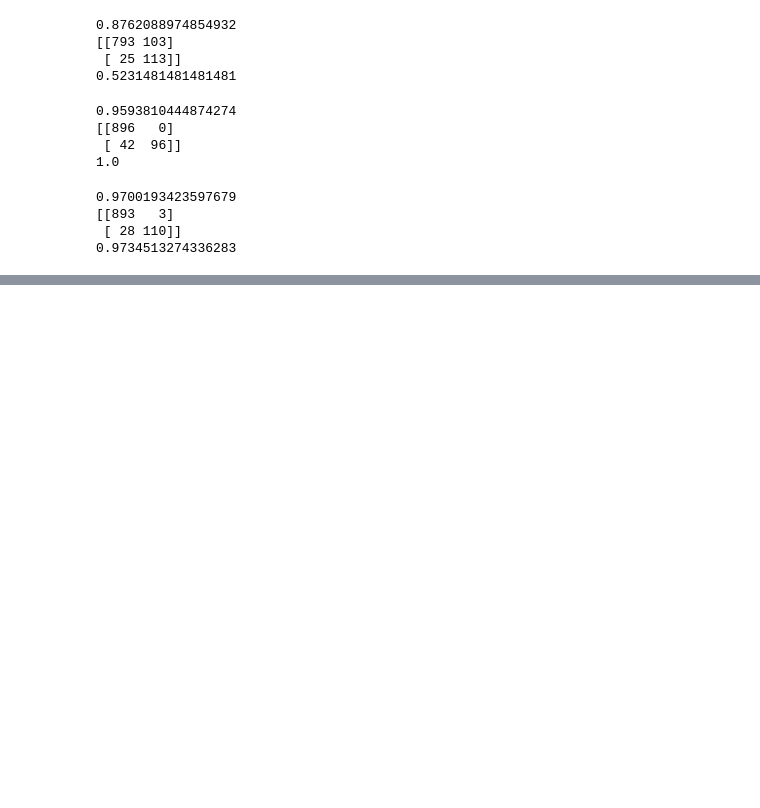
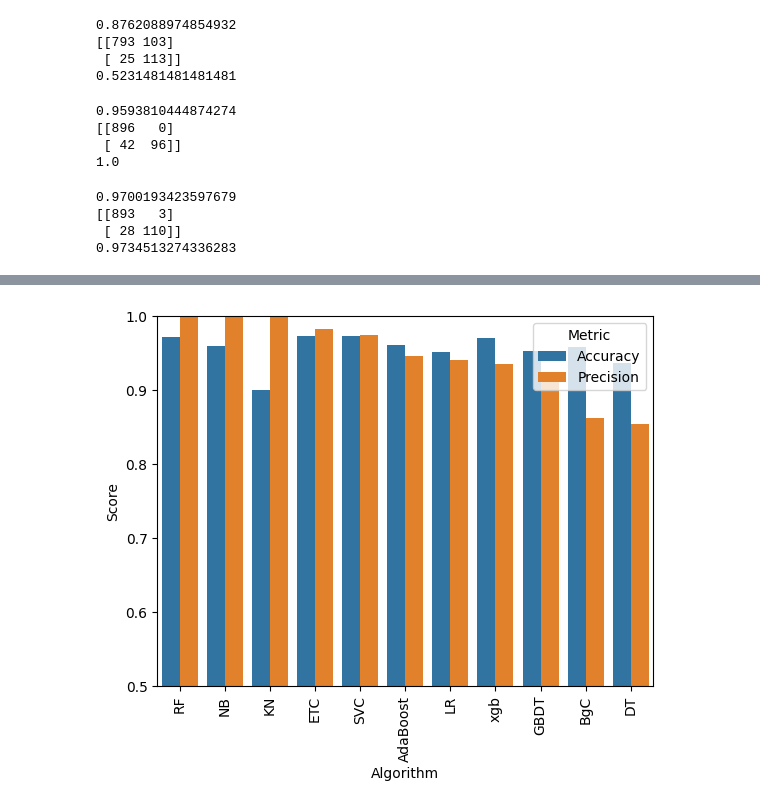
Before and after one commit to rgsk/sms-spam-classifier-tutorial, a Jupyter notebook: spam_detection.ipynb, the cells around one changed output, grey strips where cells are left out. Cells and saved outputs as stored; diff of their text form; code cells hidden in the pictures; blank space fills up the shorter version.

```diff
--- a/spam_detection.ipynb
+++ b/spam_detection.ipynb
@@ -719,0 +847,14 @@ try_algo(bnb)
+# %%
+# Combine the 'Accuracy' and 'Precision' columns into a single DataFrame for plotting
+combined_df = pd.concat([performance_df['Algorithm'], performance_df['Accuracy'], performance_df['Precision']], axis=1)
+
+# Melt the DataFrame to convert 'Accuracy' and 'Precision' columns into a single 'Metric' column
+melted_df = combined_df.melt(id_vars='Algorithm', var_name='Metric', value_name='Score')
+
+# Plot the combined bar graph
+sns.barplot(x='Algorithm', y='Score', hue='Metric', data=melted_df)
+plt.ylim(0.5, 1.0)
+plt.xticks(rotation='vertical')
+plt.show()
+# %% [output]
+[figure, added]
```
Also changed, not shown: parts of 17 cells of this notebook.
